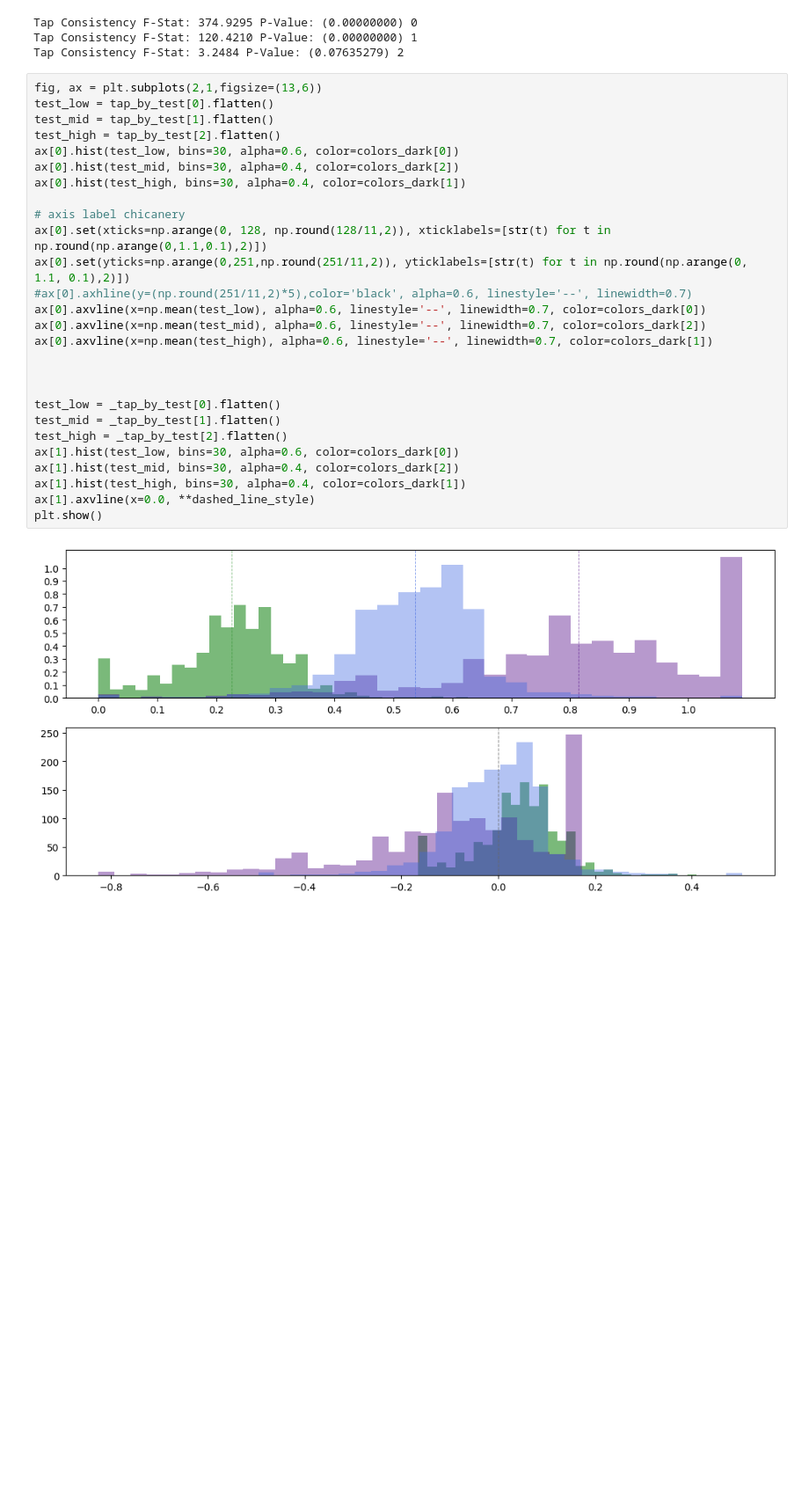
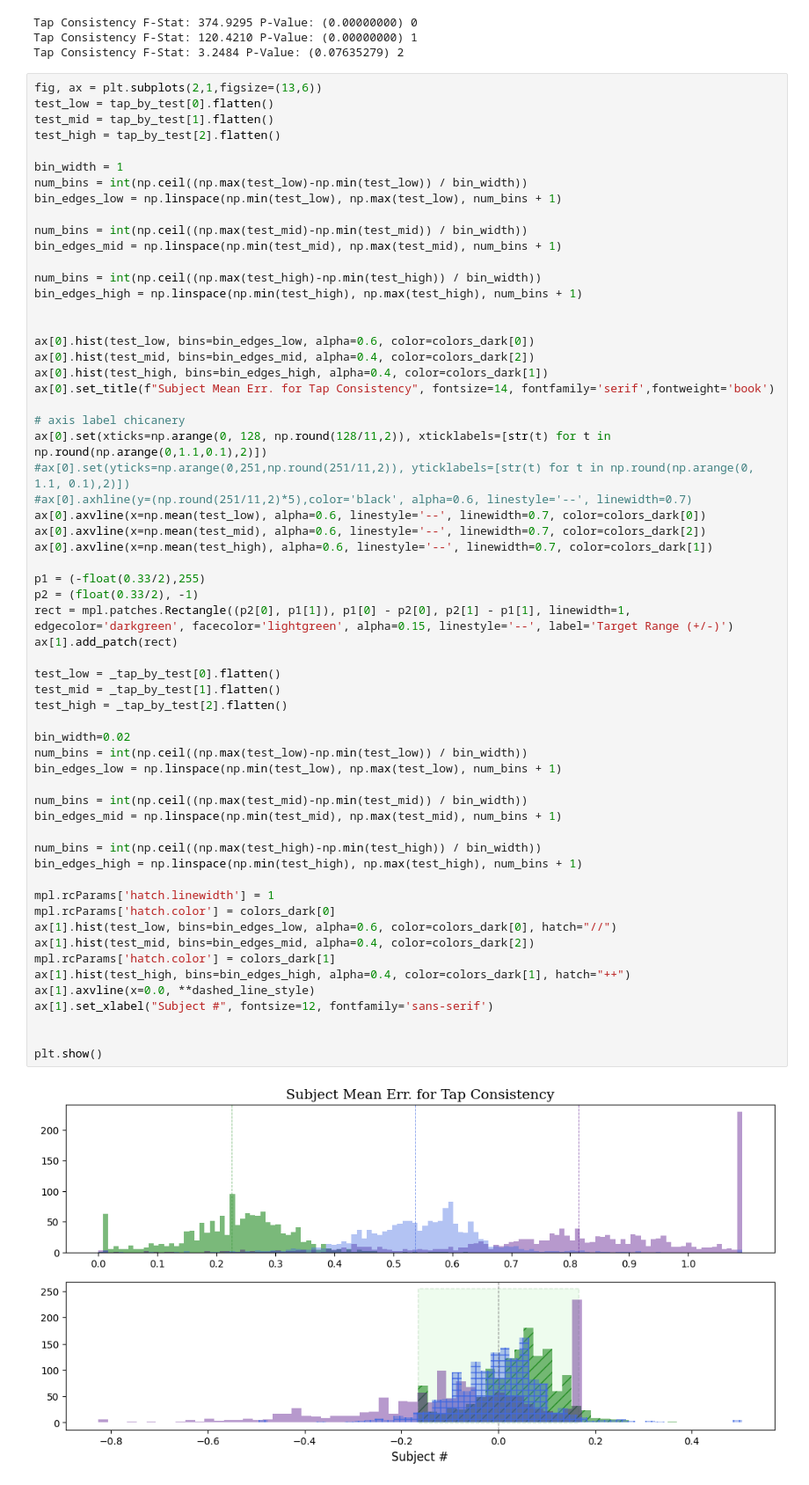
Before and after one commit to peter-clark/investigating-human-tapping-behavior-polyphonic-rhythms, a Jupyter notebook: 5-Tapping_Force-Consistency_and_Precision.ipynb, the cells around one changed output. Shown at 88% size. Drawn from its saved outputs; the diff is of its cells as text; blank space fills up the shorter version.

Commit message:
More graph tidying.

```diff
--- a/5-Tapping_Force-Consistency_and_Precision.ipynb
+++ b/5-Tapping_Force-Consistency_and_Precision.ipynb
@@ -234,29 +248,62 @@ Tap Consistency F-Stat: 3.2484 P-Value: (0.07635279) 2
 # %%
 fig, ax = plt.subplots(2,1,figsize=(13,6))
 test_low = tap_by_test[0].flatten()
 test_mid = tap_by_test[1].flatten()
 test_high = tap_by_test[2].flatten()
-ax[0].hist(test_low, bins=30, alpha=0.6, color=colors_dark[0])
-ax[0].hist(test_mid, bins=30, alpha=0.4, color=colors_dark[2])
-ax[0].hist(test_high, bins=30, alpha=0.4, color=colors_dark[1])
+
+bin_width = 1
+num_bins = int(np.ceil((np.max(test_low)-np.min(test_low)) / bin_width))
+bin_edges_low = np.linspace(np.min(test_low), np.max(test_low), num_bins + 1)
+
+num_bins = int(np.ceil((np.max(test_mid)-np.min(test_mid)) / bin_width))
+bin_edges_mid = np.linspace(np.min(test_mid), np.max(test_mid), num_bins + 1)
+
+num_bins = int(np.ceil((np.max(test_high)-np.min(test_high)) / bin_width))
+bin_edges_high = np.linspace(np.min(test_high), np.max(test_high), num_bins + 1)
+
+
+ax[0].hist(test_low, bins=bin_edges_low, alpha=0.6, color=colors_dark[0])
+ax[0].hist(test_mid, bins=bin_edges_mid, alpha=0.4, color=colors_dark[2])
+ax[0].hist(test_high, bins=bin_edges_high, alpha=0.4, color=colors_dark[1])
+ax[0].set_title(f"Subject Mean Err. for Tap Consistency", fontsize=14, fontfamily='serif',fontweight='book')
 
 # axis label chicanery
 ax[0].set(xticks=np.arange(0, 128, np.round(128/11,2)), xticklabels=[str(t) for t in np.round(np.arange(0,1.1,0.1),2)])
-ax[0].set(yticks=np.arange(0,251,np.round(251/11,2)), yticklabels=[str(t) for t in np.round(np.arange(0, 1.1, 0.1),2)])
+#ax[0].set(yticks=np.arange(0,251,np.round(251/11,2)), yticklabels=[str(t) for t in np.round(np.arange(0, 1.1, 0.1),2)])
 #ax[0].axhline(y=(np.round(251/11,2)*5),color='black', alpha=0.6, linestyle='--', linewidth=0.7)
 ax[0].axvline(x=np.mean(test_low), alpha=0.6, linestyle='--', linewidth=0.7, color=colors_dark[0])
 ax[0].axvline(x=np.mean(test_mid), alpha=0.6, linestyle='--', linewidth=0.7, color=colors_dark[2])
 ax[0].axvline(x=np.mean(test_high), alpha=0.6, linestyle='--', linewidth=0.7, color=colors_dark[1])
 
-
+p1 = (-float(0.33/2),255)
+p2 = (float(0.33/2), -1)
+rect = mpl.patches.Rectangle((p2[0], p1[1]), p1[0] - p2[0], p2[1] - p1[1], linewidth=1, edgecolor='darkgreen', facecolor='lightgreen', alpha=0.15, linestyle='--', label='Target Range (+/-)')
+ax[1].add_patch(rect)
 
 test_low = _tap_by_test[0].flatten()
 test_mid = _tap_by_test[1].flatten()
 test_high = _tap_by_test[2].flatten()
-ax[1].hist(test_low, bins=30, alpha=0.6, color=colors_dark[0])
-ax[1].hist(test_mid, bins=30, alpha=0.4, color=colors_dark[2])
-ax[1].hist(test_high, bins=30, alpha=0.4, color=colors_dark[1])
+
+bin_width=0.02
+num_bins = int(np.ceil((np.max(test_low)-np.min(test_low)) / bin_width))
+bin_edges_low = np.linspace(np.min(test_low), np.max(test_low), num_bins + 1)
+
+num_bins = int(np.ceil((np.max(test_mid)-np.min(test_mid)) / bin_width))
+bin_edges_mid = np.linspace(np.min(test_mid), np.max(test_mid), num_bins + 1)
+
+num_bins = int(np.ceil((np.max(test_high)-np.min(test_high)) / bin_width))
+bin_edges_high = np.linspace(np.min(test_high), np.max(test_high), num_bins + 1)
+
+mpl.rcParams['hatch.linewidth'] = 1
+mpl.rcParams['hatch.color'] = colors_dark[0]
+ax[1].hist(test_low, bins=bin_edges_low, alpha=0.6, color=colors_dark[0], hatch="//")
+ax[1].hist(test_mid, bins=bin_edges_mid, alpha=0.4, color=colors_dark[2])
+mpl.rcParams['hatch.color'] = colors_dark[1]
+ax[1].hist(test_high, bins=bin_edges_high, alpha=0.4, color=colors_dark[1], hatch="++")
 ax[1].axvline(x=0.0, **dashed_line_style)
+ax[1].set_xlabel("Subject #", fontsize=12, fontfamily='sans-serif')
+
+
 plt.show()
 # %% [output]
-[figure, old version]
+[figure, new version]
```
Also changed, not shown: parts of 2 cells of this notebook.
